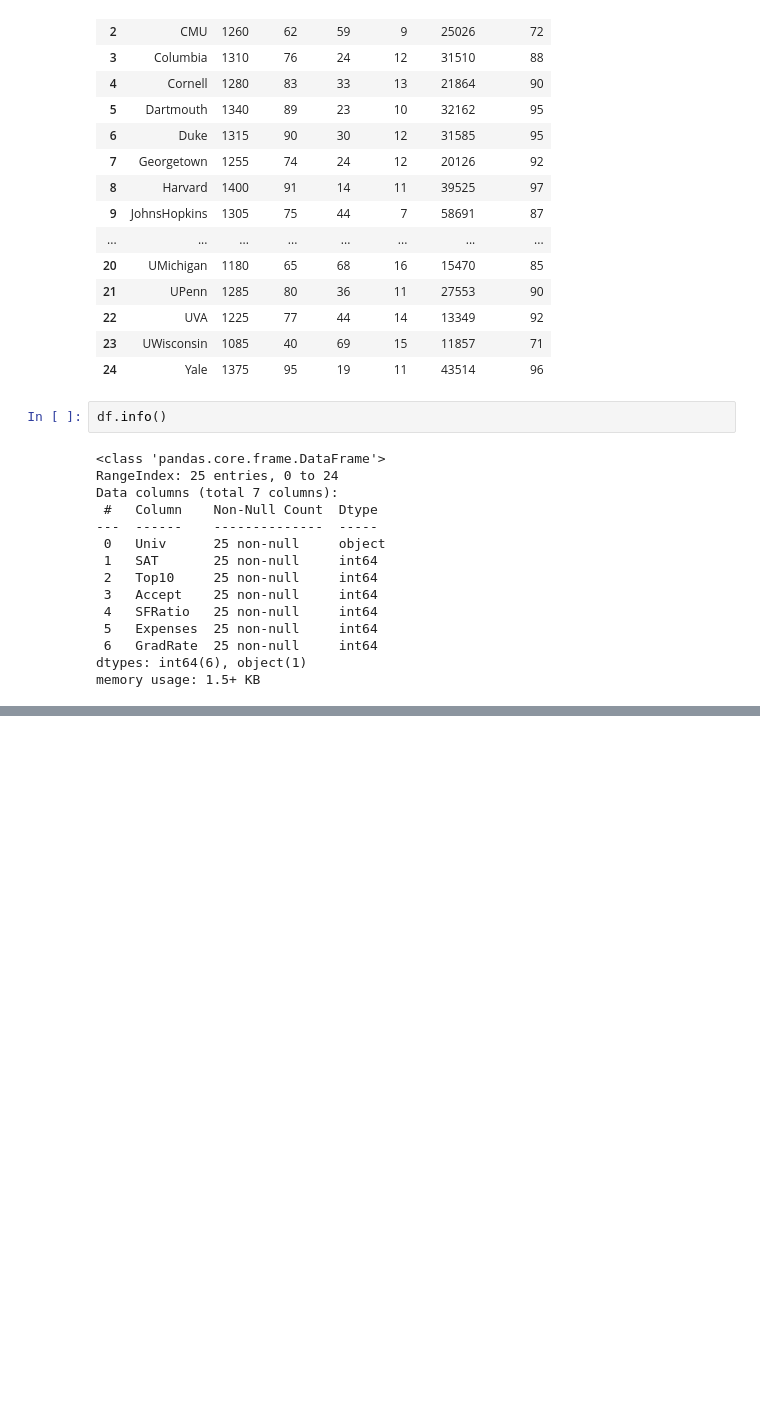
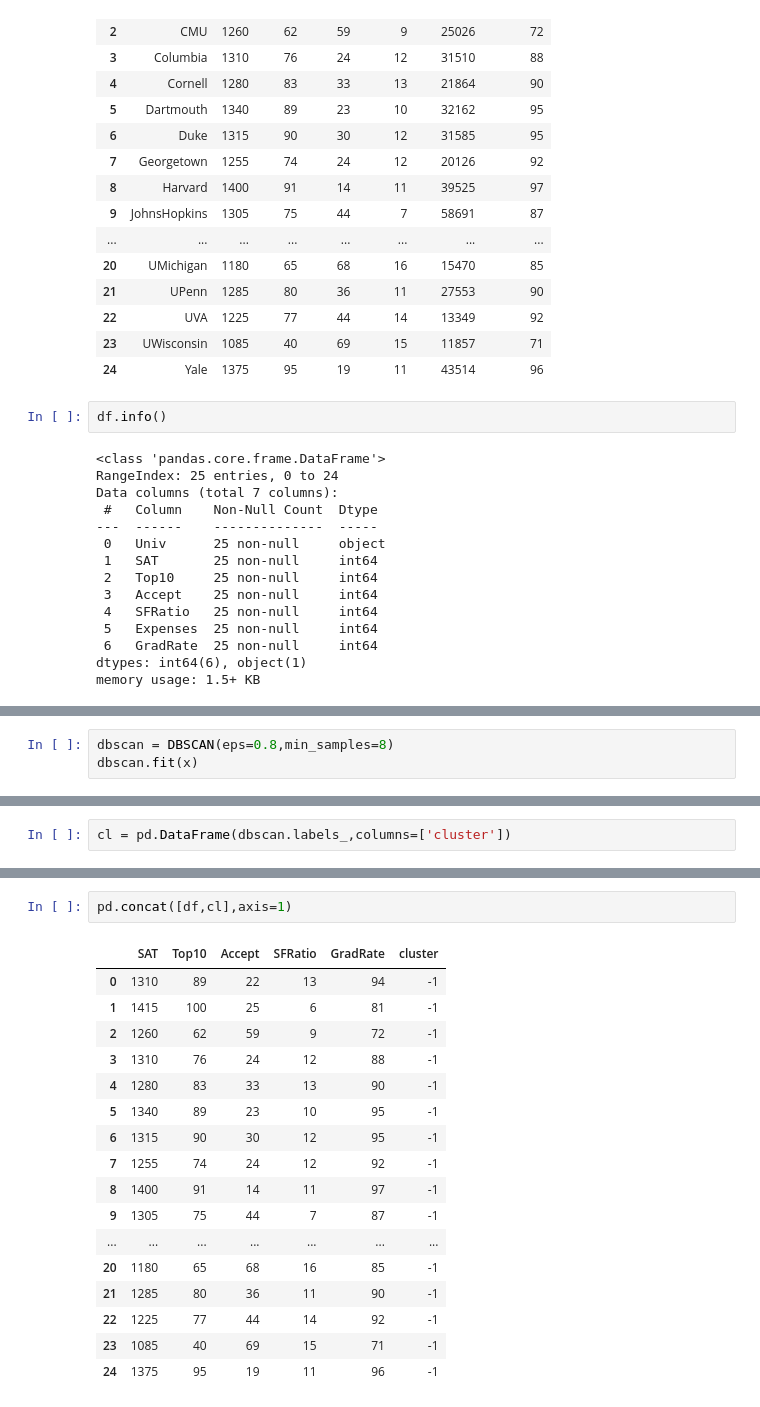
Before and after one commit to Saicharan1818/theta, a Jupyter notebook: Universities_dbscan.ipynb, the cells around one changed output, grey strips where cells are left out. Drawn from its saved outputs; the diff is of its cells as text; blank space fills up the shorter version.

```diff
--- a/Universities_dbscan.ipynb
+++ b/Universities_dbscan.ipynb
@@ -80,0 +104,3 @@ df
+# %%
+dbscan = DBSCAN(eps=0.8,min_samples=8)
+dbscan.fit(x)
@@ -80,0 +114,2 @@ df
+# %%
+cl = pd.DataFrame(dbscan.labels_,columns=['cluster'])
@@ -80,0 +136,20 @@ df
+# %%
+pd.concat([df,cl],axis=1)
+# %% [output]
+|  | SAT | Top10 | Accept | SFRatio | GradRate | cluster |
+| 0 | 1310 | 89 | 22 | 13 | 94 | -1 |
+| 1 | 1415 | 100 | 25 | 6 | 81 | -1 |
+| 2 | 1260 | 62 | 59 | 9 | 72 | -1 |
+| 3 | 1310 | 76 | 24 | 12 | 88 | -1 |
+| 4 | 1280 | 83 | 33 | 13 | 90 | -1 |
+| 5 | 1340 | 89 | 23 | 10 | 95 | -1 |
+| 6 | 1315 | 90 | 30 | 12 | 95 | -1 |
+| 7 | 1255 | 74 | 24 | 12 | 92 | -1 |
+| 8 | 1400 | 91 | 14 | 11 | 97 | -1 |
+| 9 | 1305 | 75 | 44 | 7 | 87 | -1 |
+| ... | ... | ... | ... | ... | ... | ... |
+| 20 | 1180 | 65 | 68 | 16 | 85 | -1 |
+| 21 | 1285 | 80 | 36 | 11 | 90 | -1 |
+| 22 | 1225 | 77 | 44 | 14 | 92 | -1 |
+| 23 | 1085 | 40 | 69 | 15 | 71 | -1 |
+| 24 | 1375 | 95 | 19 | 11 | 96 | -1 |
```
Also changed, not shown: parts of 7 cells of this notebook.
